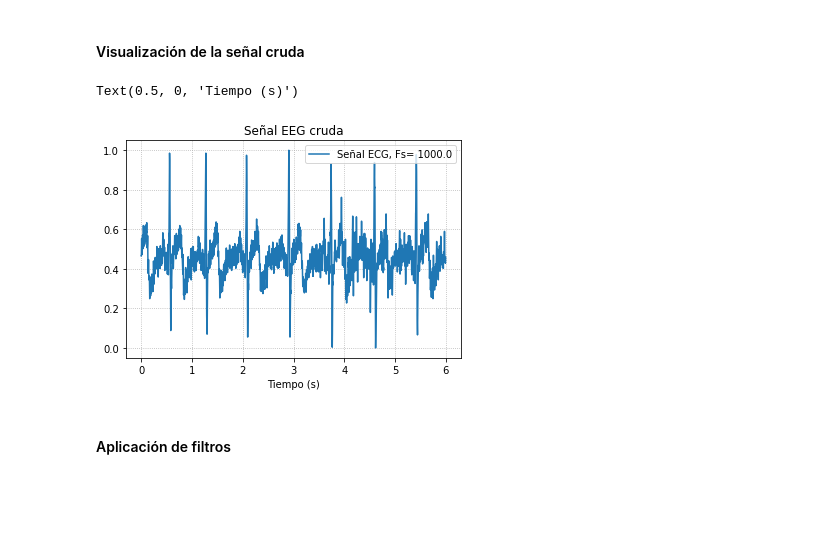
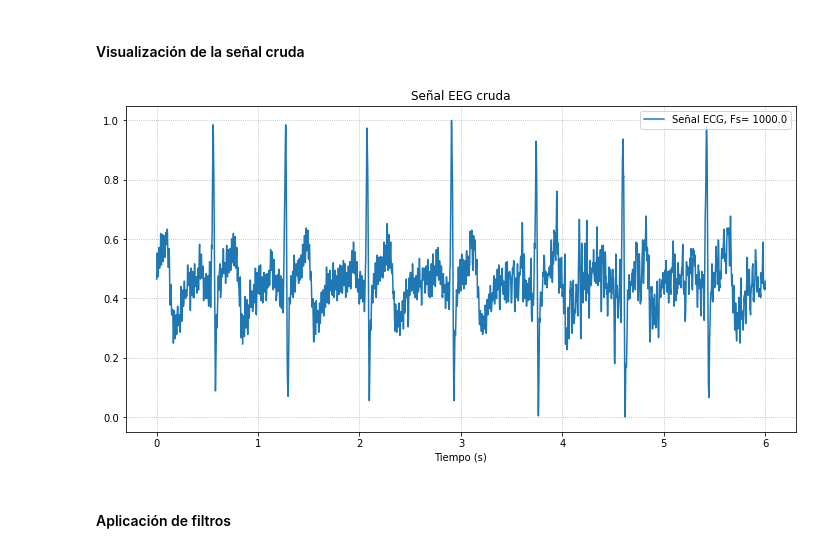
Before and after one commit to fruizg/Introduccion_de_senales, a Jupyter notebook: ISB/Laboratorios/Lab6_Filtrado/FiltroECG.ipynb, the cells around one changed output. Drawn from its saved outputs; the diff is of its cells as text; code cells hidden in the pictures; blank space fills up the shorter version.

```diff
--- a/ISB/Laboratorios/Lab6_Filtrado/FiltroECG.ipynb
+++ b/ISB/Laboratorios/Lab6_Filtrado/FiltroECG.ipynb
@@ -42,21 +42,24 @@ SenalECG = np.genfromtxt("Signals/ECG_reposo_sujeto2.txt", delimiter="\t",skip_h
 # %%
 # Conversión de las señales en arrays
 ECG = SenalECG[:,5]
 ECG = ECG [:6000]
 
 #Normalización
 y1 = ECG  - np.min(ECG)
 y1 = y1 / np.max(y1)
 t1 = (np.arange(0,len(y1)) / Fs)
 
+plt.figure(figsize=(12,6))
 plt.plot(t1, y1, label=f"Señal ECG, Fs= {Fs}")
 plt.legend(loc="upper right")
 plt.title("Señal EEG cruda")    # graficamos la señal
 plt.grid(linestyle=":")
 plt.xlabel("Tiempo (s)")
+fig = plt.gcf()
+fig.set_facecolor('white')
+#plt.savefig('ECG_crudo.png', transparent=False, )
 # %% [output]
-Text(0.5, 0, 'Tiempo (s)')
-[figure, old version]
+[figure, new version]
 # %% [markdown]
 #### Aplicación de filtros
 # %% [markdown]
```
Also changed, not shown: parts of 5 cells of this notebook, 25 other files.
